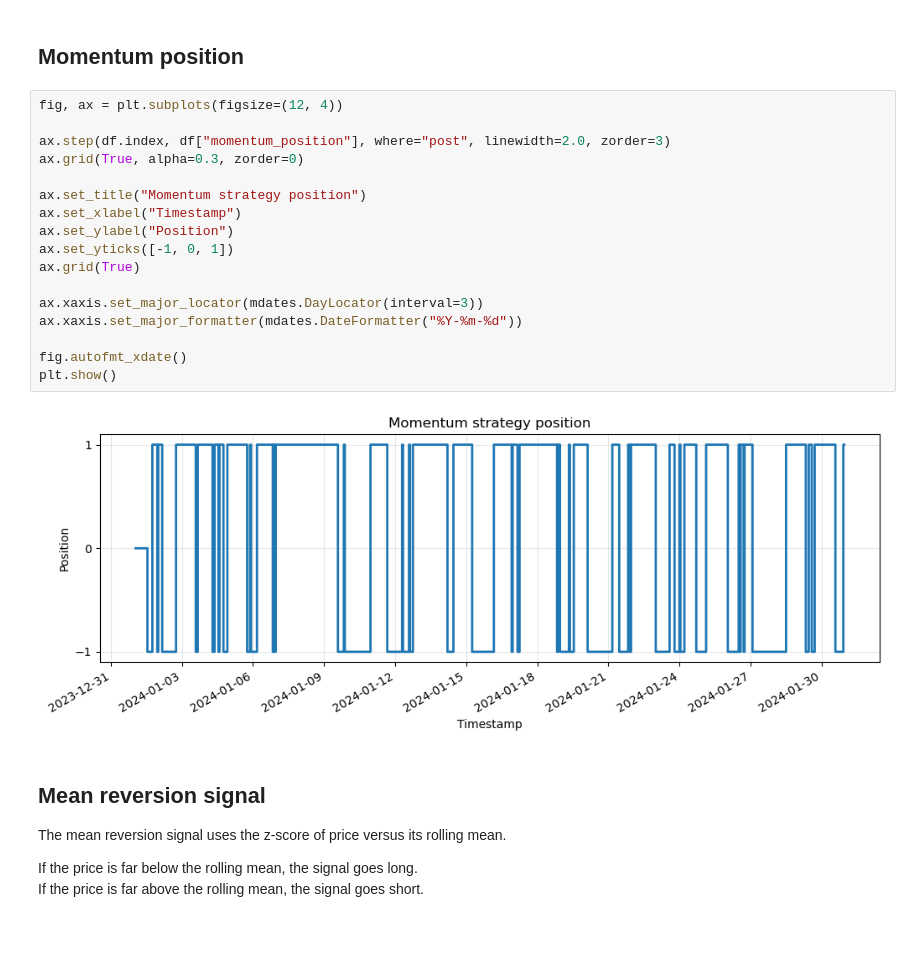
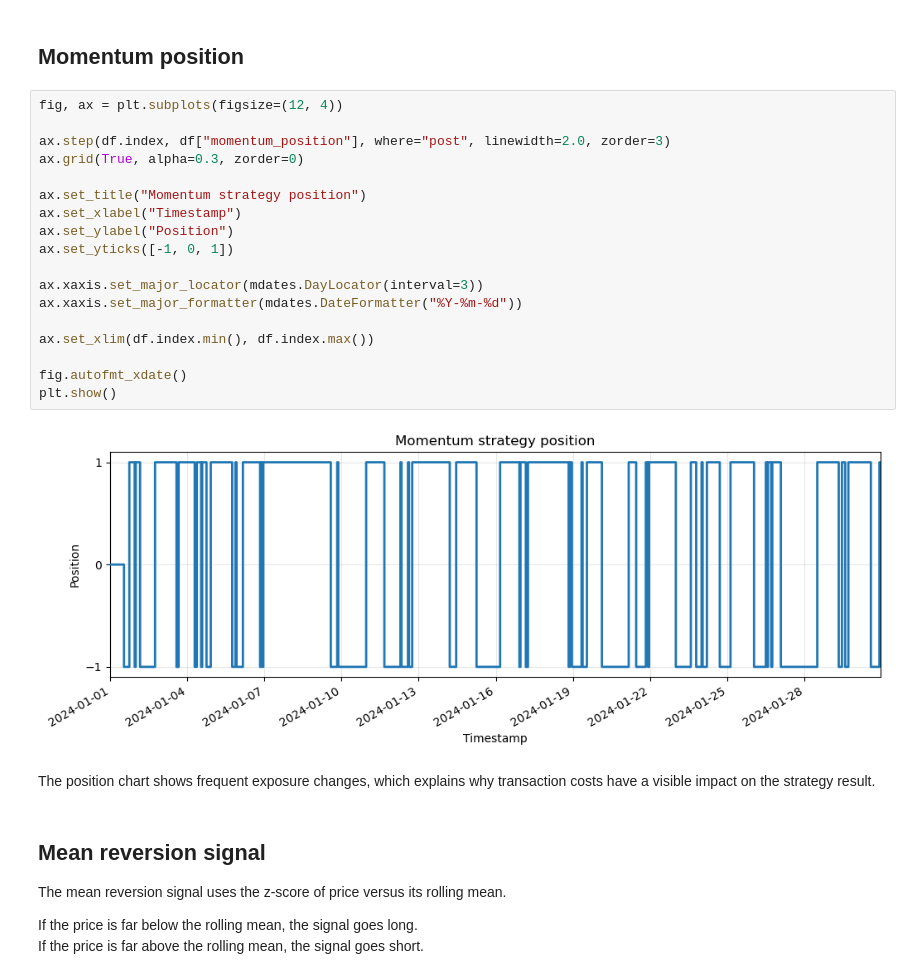
Before and after one commit to Piotr-Gala/market-signal-lab, a Jupyter notebook: notebooks/market_signal_analysis_volatile_sample.ipynb, the cells around one changed output. Cells and saved outputs as stored; diff of their text form; blank space fills up the shorter version.

Commit message:
Polish volatile notebook flow and charts

```diff
--- a/notebooks/market_signal_analysis_volatile_sample.ipynb
+++ b/notebooks/market_signal_analysis_volatile_sample.ipynb
@@ -369,22 +380,25 @@ plt.show()
 # %%
 fig, ax = plt.subplots(figsize=(12, 4))
 
 ax.step(df.index, df["momentum_position"], where="post", linewidth=2.0, zorder=3)
 ax.grid(True, alpha=0.3, zorder=0)
 
 ax.set_title("Momentum strategy position")
 ax.set_xlabel("Timestamp")
 ax.set_ylabel("Position")
 ax.set_yticks([-1, 0, 1])
-ax.grid(True)
 
 ax.xaxis.set_major_locator(mdates.DayLocator(interval=3))
 ax.xaxis.set_major_formatter(mdates.DateFormatter("%Y-%m-%d"))
 
+ax.set_xlim(df.index.min(), df.index.max())
+
 fig.autofmt_xdate()
 plt.show()
 # %% [output]
-[figure, old version]
+[figure, new version]
+# %% [markdown]
+The position chart shows frequent exposure changes, which explains why transaction costs have a visible impact on the strategy result.
 # %% [markdown]
 ## Mean reversion signal
 
```
Also changed, not shown: parts of 14 cells of this notebook.
